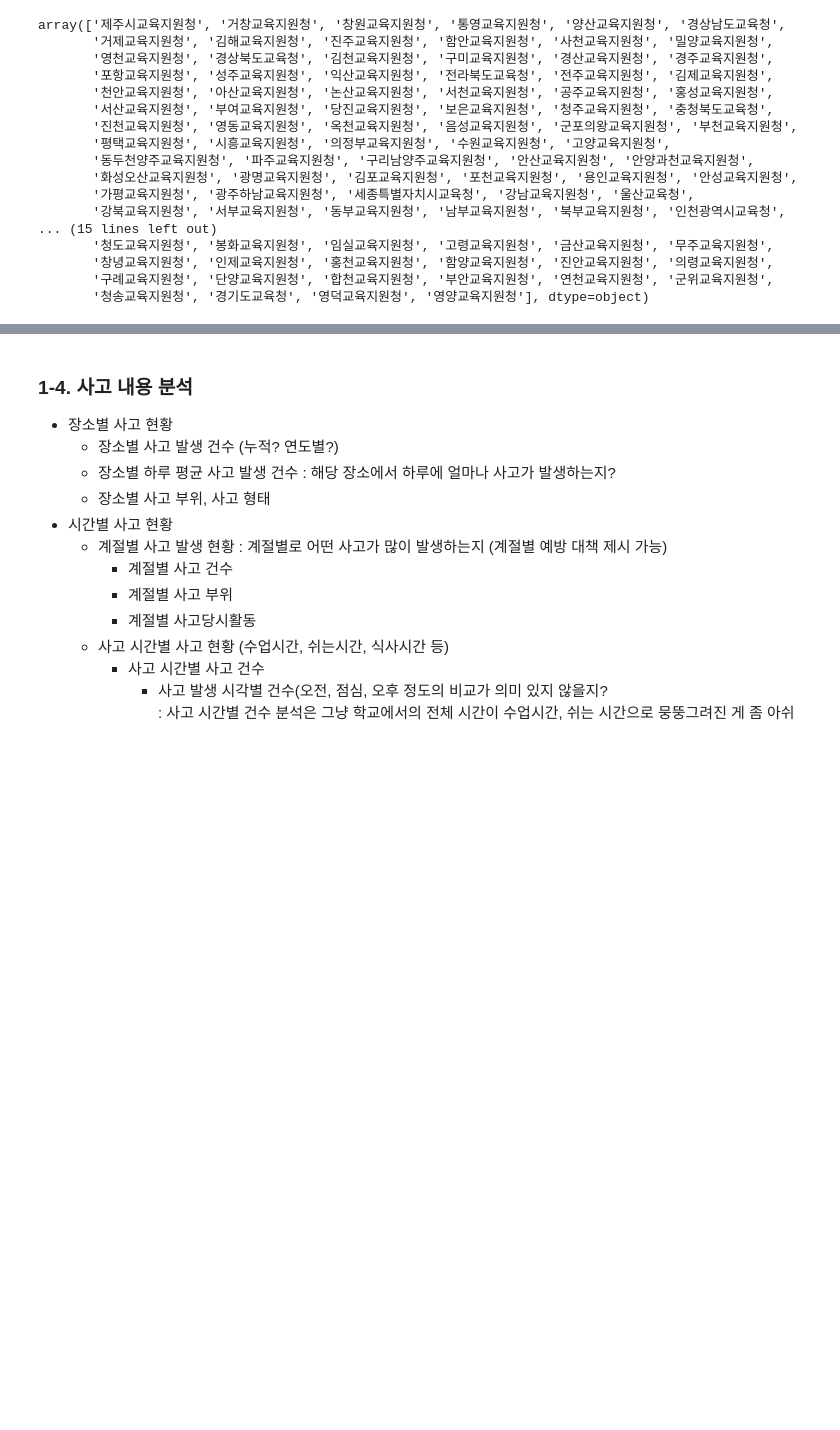
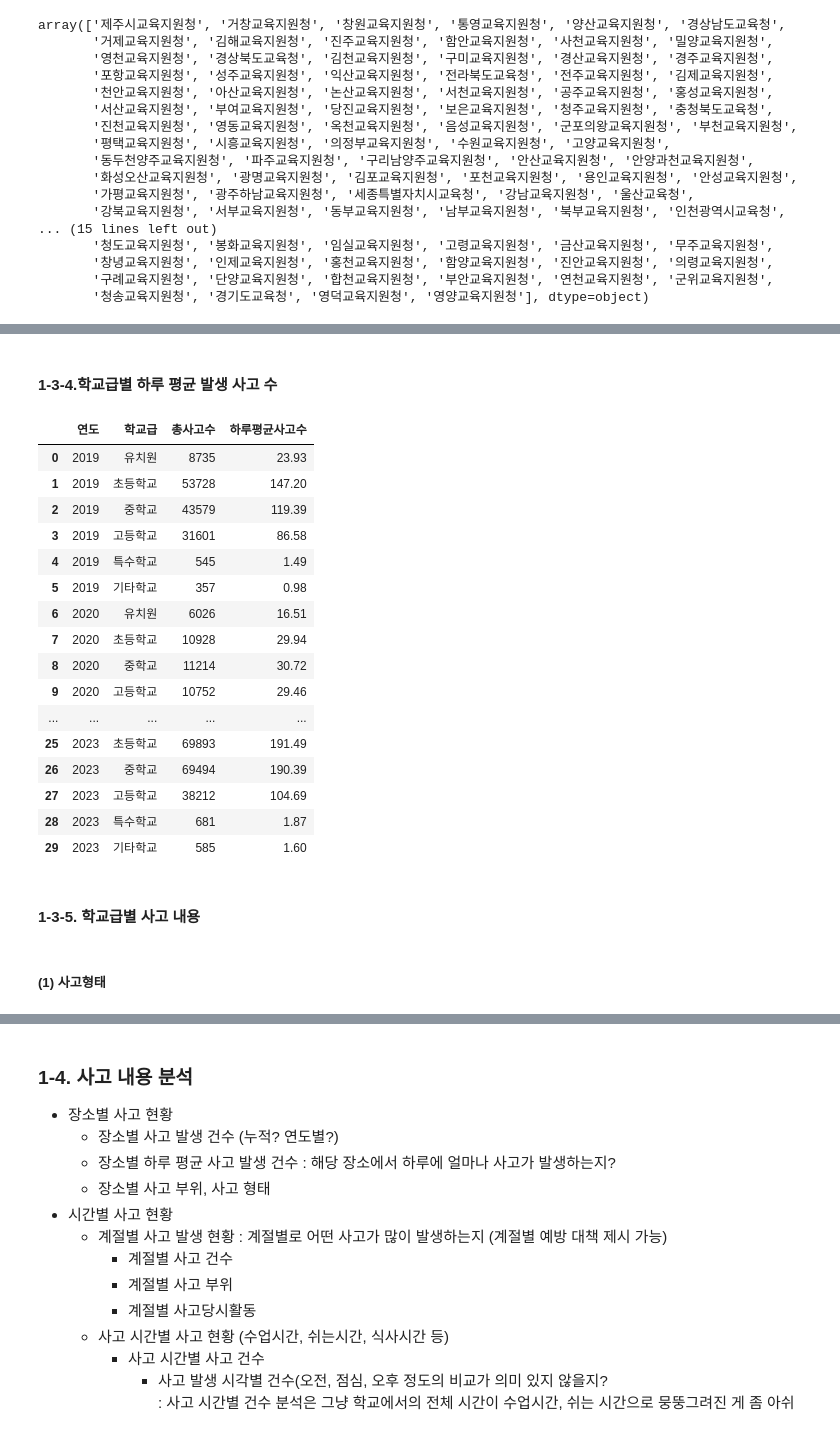
Before and after one commit to CHOIEUNHYE/school-accidents, a Jupyter notebook: code/eda/학교안전사고현황eda_이유정.ipynb, the cells around one changed output, grey strips where cells are left out. Drawn from its saved outputs; the diff is of its cells as text; code cells hidden in the pictures; blank space fills up the shorter version.

```diff
--- a/code/eda/학교안전사고현황eda_이유정.ipynb
+++ b/code/eda/학교안전사고현황eda_이유정.ipynb
@@ -123,0 +736,40 @@ Name: 구분, dtype: float64
+# %% [markdown]
+#### 1-3-4.학교급별 하루 평균 발생 사고 수
+# %%
+#연도, 학교급 기준으로 groupby 후 각 연도와 학교급별 총 사고발생일 수 계산
+sch_aver_acci = sch_df.groupby(['연도', '학교급']).agg(총사고수=('사고발생일', 'count')).reset_index()
+
+#연도 type str로 변경
+sch_aver_acci['연도'] = sch_aver_acci['연도'].astype(str)
+
+#연도, 학교급 기준으로 정렬
+custom_order = ["유치원", "초등학교", "중학교", "고등학교", "특수학교", "기타학교"]
+sch_aver_acci['학교급'] = pd.Categorical(sch_aver_acci['학교급'], categories=custom_order, ordered=True)
+sch_aver_acci = sch_aver_acci.sort_values(['연도', '학교급']).reset_index(drop=True)
+
+#하루 평균 사고 발생 수 계산
+sch_aver_acci['하루평균사고수'] = round(sch_aver_acci['총사고수'] / 365, 2)
+
+sch_aver_acci
+# %% [output]
+|  | 연도 | 학교급 | 총사고수 | 하루평균사고수 |
+| 0 | 2019 | 유치원 | 8735 | 23.93 |
+| 1 | 2019 | 초등학교 | 53728 | 147.20 |
+| 2 | 2019 | 중학교 | 43579 | 119.39 |
+| 3 | 2019 | 고등학교 | 31601 | 86.58 |
+| 4 | 2019 | 특수학교 | 545 | 1.49 |
+| 5 | 2019 | 기타학교 | 357 | 0.98 |
+| 6 | 2020 | 유치원 | 6026 | 16.51 |
+| 7 | 2020 | 초등학교 | 10928 | 29.94 |
+| 8 | 2020 | 중학교 | 11214 | 30.72 |
+| 9 | 2020 | 고등학교 | 10752 | 29.46 |
+| ... | ... | ... | ... | ... |
+| 25 | 2023 | 초등학교 | 69893 | 191.49 |
+| 26 | 2023 | 중학교 | 69494 | 190.39 |
+| 27 | 2023 | 고등학교 | 38212 | 104.69 |
+| 28 | 2023 | 특수학교 | 681 | 1.87 |
+| 29 | 2023 | 기타학교 | 585 | 1.60 |
+# %% [markdown]
+#### 1-3-5. 학교급별 사고 내용
+# %% [markdown]
+##### (1)  사고형태
```
Also changed, not shown: parts of 64 cells of this notebook.
